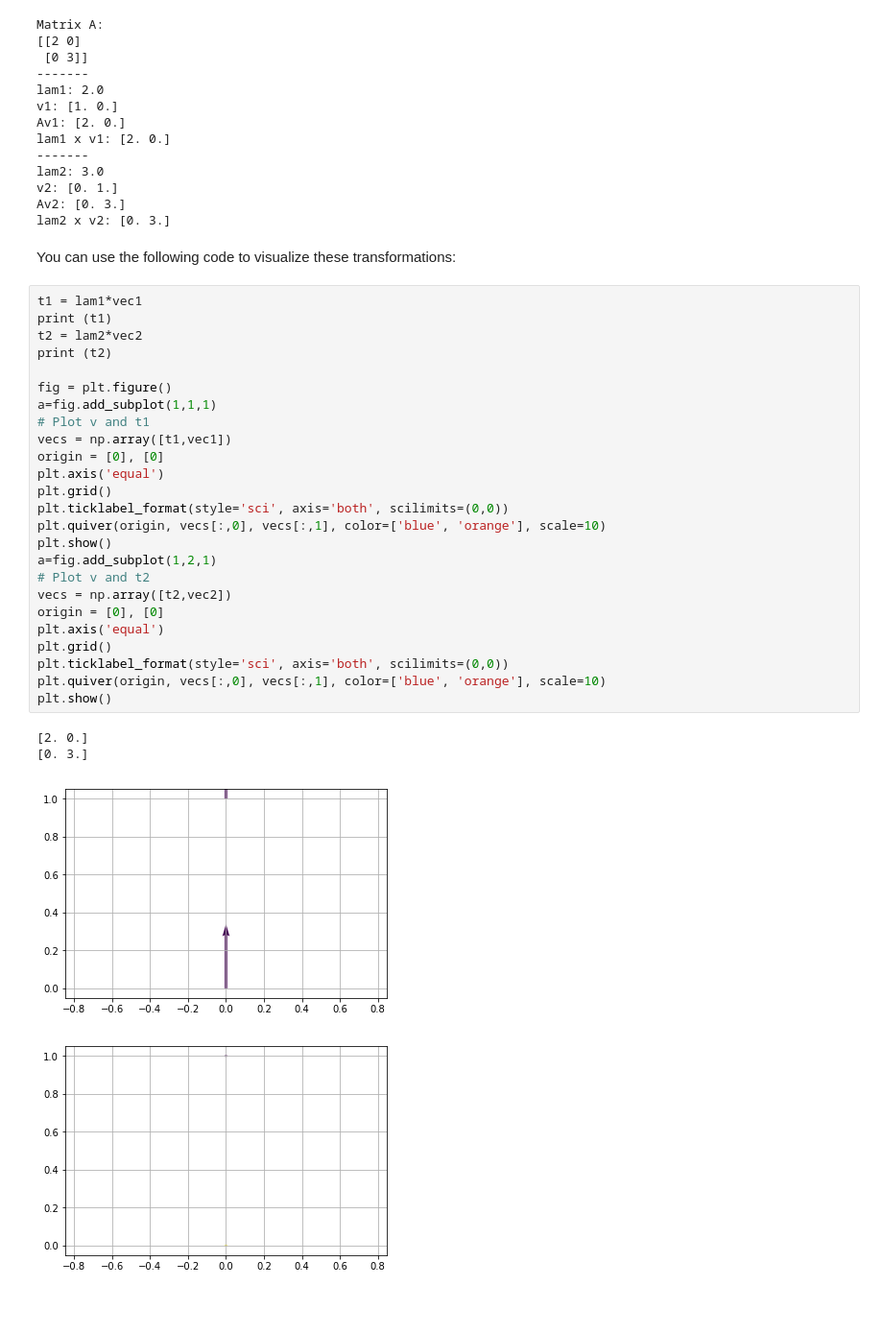
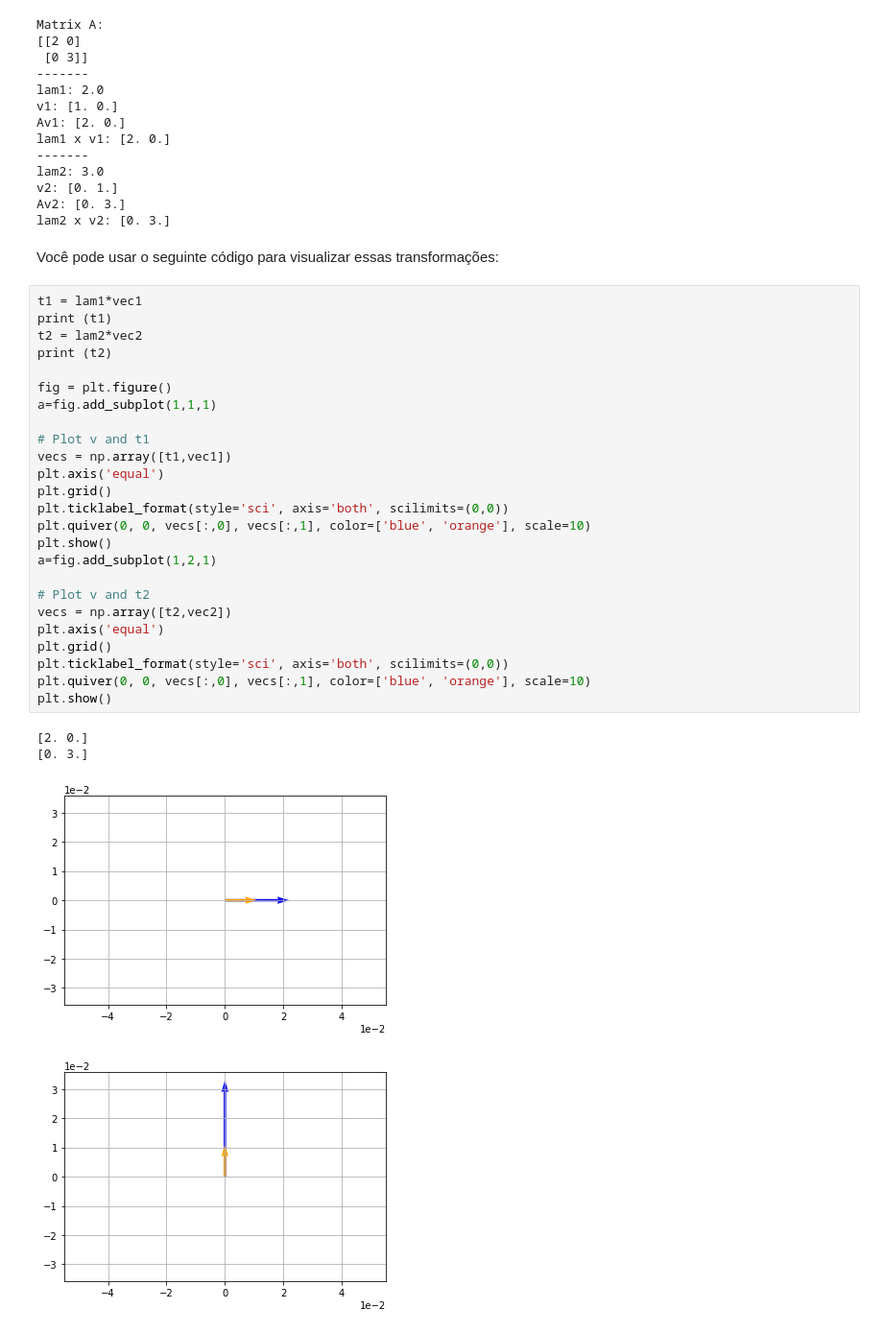
Before and after one commit to MichaelRoberto/code-examples, a Jupyter notebook: modules/mathematics/vectors-and-matrices/transformations-eigenvectors-and-eigenvalues.ipynb, the cells around one changed output. Shown: that part at 96% size. Drawn from its saved outputs; the diff is of its cells as text; blank space fills up the shorter version.

Commit message:
:rocket: Mathematics - Transformation, Eigenvectors and Eigenvalues

```diff
--- a/modules/mathematics/vectors-and-matrices/transformations-eigenvectors-and-eigenvalues.ipynb
+++ b/modules/mathematics/vectors-and-matrices/transformations-eigenvectors-and-eigenvalues.ipynb
@@ -343,35 +358,35 @@ lam2: 3.0
 v2: [0. 1.]
 Av2: [0. 3.]
 lam2 x v2: [0. 3.]
-# %% [markdown]
-You can use the following code to visualize these transformations:
+# %% [markdown]
+Você pode usar o seguinte código para visualizar essas transformações:
 # %%
 t1 = lam1*vec1
 print (t1)
 t2 = lam2*vec2
 print (t2)
 
 fig = plt.figure()
 a=fig.add_subplot(1,1,1)
+
 # Plot v and t1
 vecs = np.array([t1,vec1])
-origin = [0], [0]
 plt.axis('equal')
 plt.grid()
 plt.ticklabel_format(style='sci', axis='both', scilimits=(0,0))
-plt.quiver(origin, vecs[:,0], vecs[:,1], color=['blue', 'orange'], scale=10)
+plt.quiver(0, 0, vecs[:,0], vecs[:,1], color=['blue', 'orange'], scale=10)
 plt.show()
 a=fig.add_subplot(1,2,1)
+
 # Plot v and t2
 vecs = np.array([t2,vec2])
-origin = [0], [0]
 plt.axis('equal')
 plt.grid()
 plt.ticklabel_format(style='sci', axis='both', scilimits=(0,0))
-plt.quiver(origin, vecs[:,0], vecs[:,1], color=['blue', 'orange'], scale=10)
+plt.quiver(0, 0, vecs[:,0], vecs[:,1], color=['blue', 'orange'], scale=10)
 plt.show()
 # %% [output]
 [2. 0.]
 [0. 3.]
-[figure, old version]
+[figure, new version]
-[figure, old version]
+[figure, new version]
```
Also changed, not shown: parts of 68 cells of this notebook, 1 other file.
